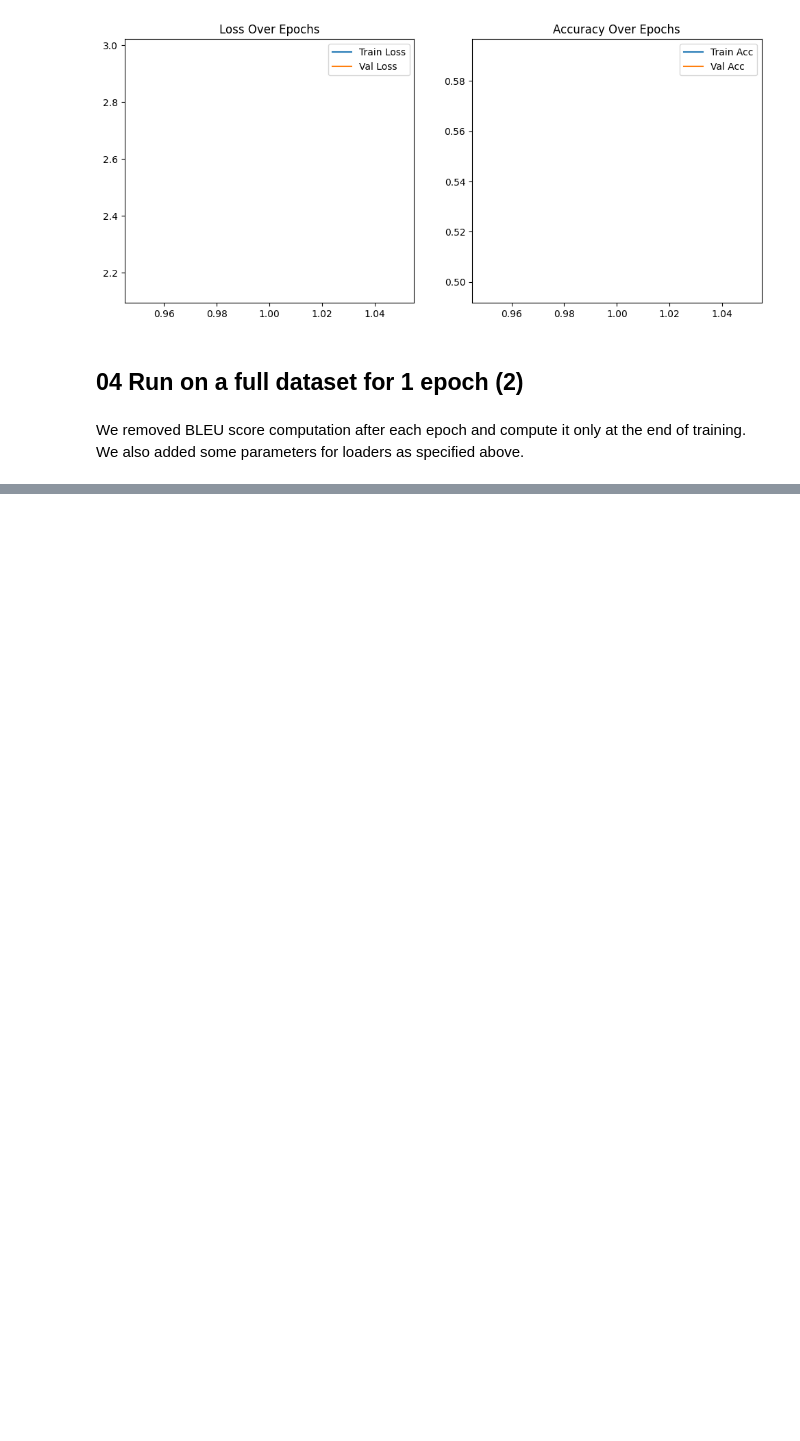
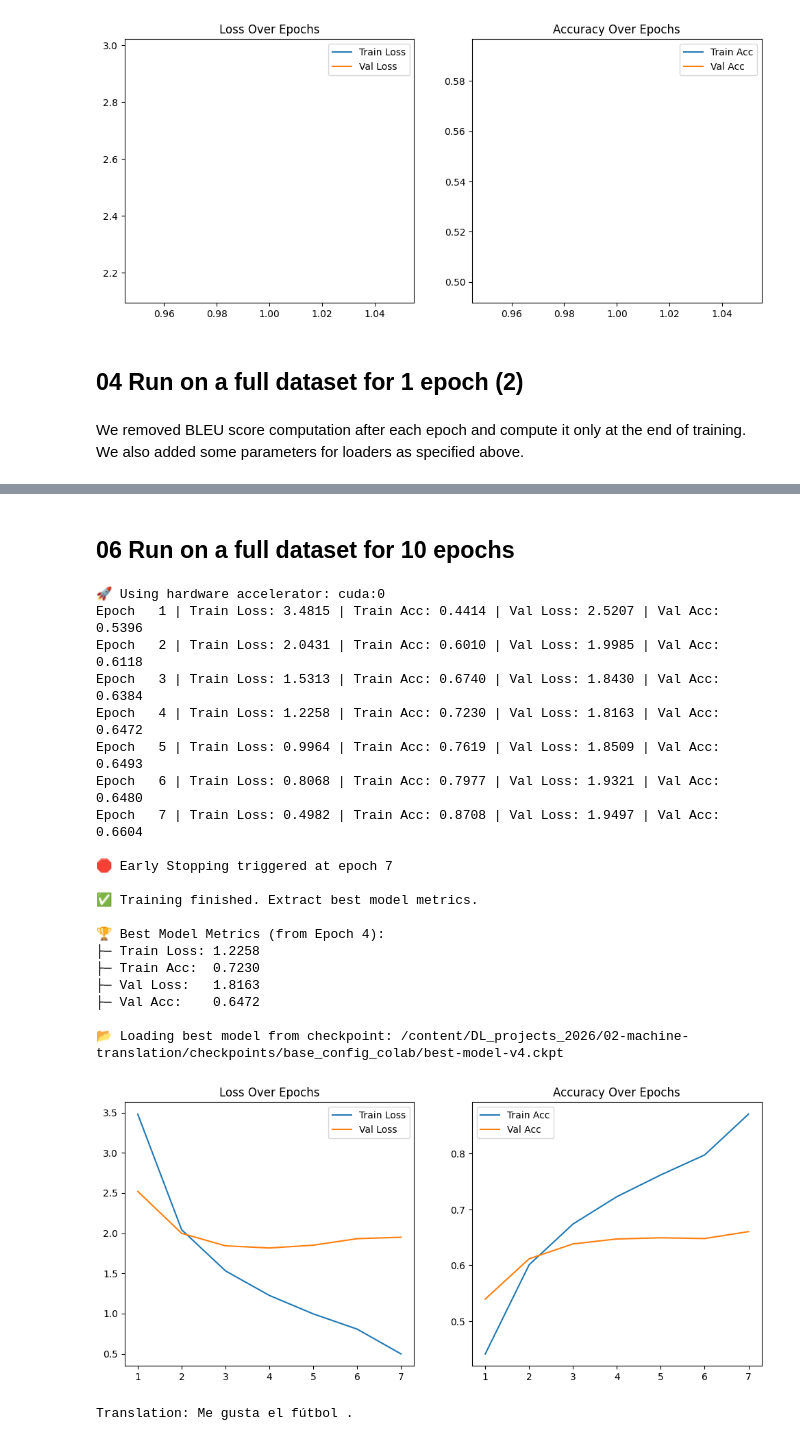
Before and after one commit to ilyarudyak/DL_projects_2026, a Jupyter notebook: 02-machine-translation/notebooks/03_experiments_colab_v1.ipynb, the cells around one changed output, grey strips where cells are left out. Drawn from its saved outputs; the diff is of its cells as text; code cells hidden in the pictures; blank space fills up the shorter version.

```diff
--- a/02-machine-translation/notebooks/03_experiments_colab_v1.ipynb
+++ b/02-machine-translation/notebooks/03_experiments_colab_v1.ipynb
@@ -301,0 +369,50 @@ runner.plot_training_curves()
+# %% [markdown]
+## 06 Run on a full dataset for 10 epochs
+# %%
+# Create a config object for Tatoeba dataset
+config = TatoebaConfig()
+
+# Set parameters for a quick test run
+config.epochs = 10
+config.batch_size = 256
+
+# Create an instance of the ExperimentRunnerWithCustomLogging class
+runner = ExperimentRunnerWithCustomLogging(
+    config=config,
+    run_name="base_config_colab",
+    data_limit=None,  # Limit the number of data samples for quick testing
+    print_every_n_epochs=1
+)
+
+# Fit the model using the runner
+runner.fit()
+
+# Plot the training and validation loss curves
+runner.plot_training_curves()
+# %% [output]
+🚀 Using hardware accelerator: cuda:0
+Epoch   1 | Train Loss: 3.4815 | Train Acc: 0.4414 | Val Loss: 2.5207 | Val Acc: 0.5396
+Epoch   2 | Train Loss: 2.0431 | Train Acc: 0.6010 | Val Loss: 1.9985 | Val Acc: 0.6118
+Epoch   3 | Train Loss: 1.5313 | Train Acc: 0.6740 | Val Loss: 1.8430 | Val Acc: 0.6384
+Epoch   4 | Train Loss: 1.2258 | Train Acc: 0.7230 | Val Loss: 1.8163 | Val Acc: 0.6472
+Epoch   5 | Train Loss: 0.9964 | Train Acc: 0.7619 | Val Loss: 1.8509 | Val Acc: 0.6493
+Epoch   6 | Train Loss: 0.8068 | Train Acc: 0.7977 | Val Loss: 1.9321 | Val Acc: 0.6480
+Epoch   7 | Train Loss: 0.4982 | Train Acc: 0.8708 | Val Loss: 1.9497 | Val Acc: 0.6604
+
+🛑 Early Stopping triggered at epoch 7
+
+✅ Training finished. Extract best model metrics.
+
+🏆 Best Model Metrics (from Epoch 4):
+├─ Train Loss: 1.2258
+├─ Train Acc:  0.7230
+├─ Val Loss:   1.8163
+├─ Val Acc:    0.6472
+
+📂 Loading best model from checkpoint: /content/DL_projects_2026/02-machine-translation/checkpoints/base_config_colab/best-model-v4.ckpt
+[figure, added]
+# %%
+translation = runner.model.translate("I like soccer.")
+print(f"Translation: {translation}")
+# %% [output]
+Translation: Me gusta el fútbol .
```
Also changed, not shown: parts of 11 cells of this notebook, 5 other files.
